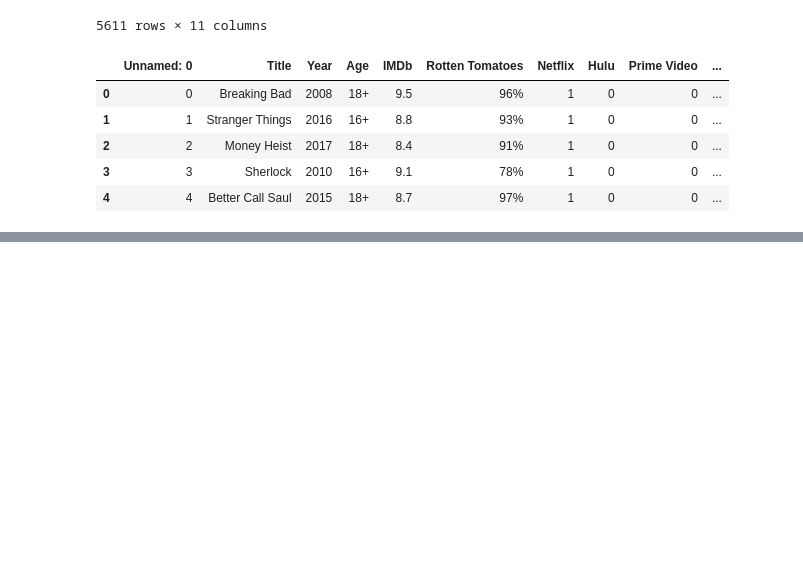
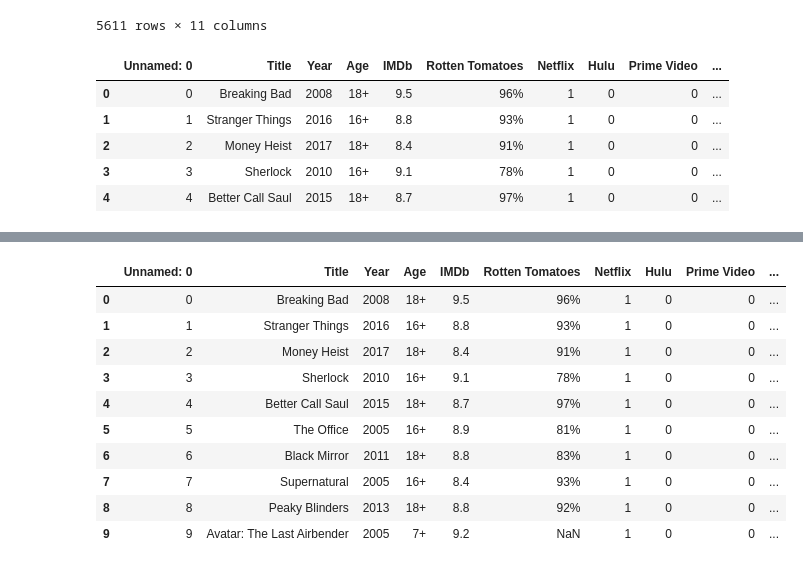
Before and after one commit to ESET0115/Basic, a Jupyter notebook: ML/Day3/analysis.ipynb, the cells around one changed output, grey strips where cells are left out. Drawn from its saved outputs; the diff is of its cells as text; code cells hidden in the pictures; blank space fills up the shorter version.

```diff
--- a/ML/Day3/analysis.ipynb
+++ b/ML/Day3/analysis.ipynb
@@ -138,0 +165,16 @@ df.head()
+# %%
+df.head()
+five = df.head(10)
+five
+# %% [output]
+|  | Unnamed: 0 | Title | Year | Age | IMDb | Rotten Tomatoes | Netflix | Hulu | Prime Video | ... |
+| 0 | 0 | Breaking Bad | 2008 | 18+ | 9.5 | 96% | 1 | 0 | 0 | ... |
+| 1 | 1 | Stranger Things | 2016 | 16+ | 8.8 | 93% | 1 | 0 | 0 | ... |
+| 2 | 2 | Money Heist | 2017 | 18+ | 8.4 | 91% | 1 | 0 | 0 | ... |
+| 3 | 3 | Sherlock | 2010 | 16+ | 9.1 | 78% | 1 | 0 | 0 | ... |
+| 4 | 4 | Better Call Saul | 2015 | 18+ | 8.7 | 97% | 1 | 0 | 0 | ... |
+| 5 | 5 | The Office | 2005 | 16+ | 8.9 | 81% | 1 | 0 | 0 | ... |
+| 6 | 6 | Black Mirror | 2011 | 18+ | 8.8 | 83% | 1 | 0 | 0 | ... |
+| 7 | 7 | Supernatural | 2005 | 16+ | 8.4 | 93% | 1 | 0 | 0 | ... |
+| 8 | 8 | Peaky Blinders | 2013 | 18+ | 8.8 | 92% | 1 | 0 | 0 | ... |
+| 9 | 9 | Avatar: The Last Airbender | 2005 | 7+ | 9.2 | NaN | 1 | 0 | 0 | ... |
```
Also changed, not shown: parts of 5 cells of this notebook, 3 other files.
